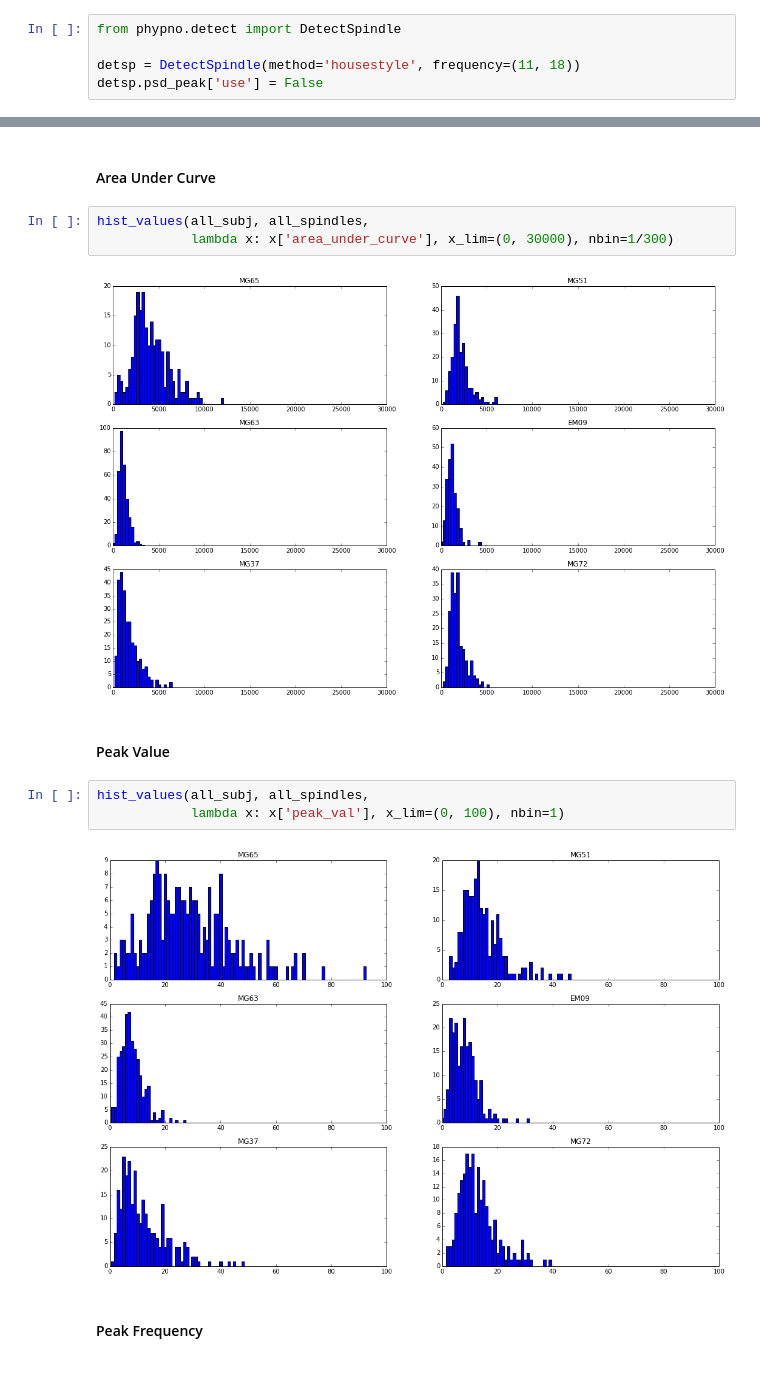
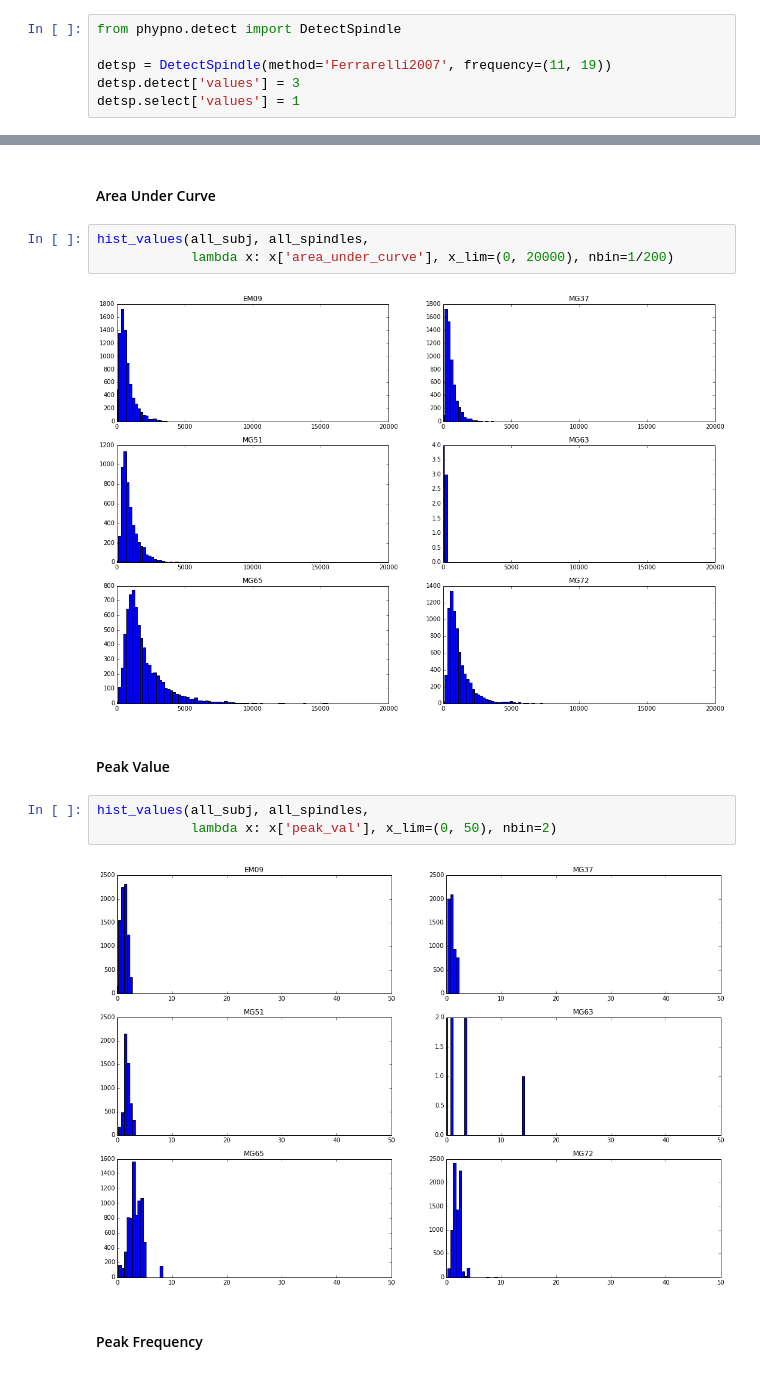
Before and after one commit to gpiantoni/spgr, a Jupyter notebook: main.ipynb, the cells around one changed output, grey strips where cells are left out. Cells and saved outputs as stored; diff of their text form.

Commit message:
main analysis using ferrarelli method, but not that great. Great differences between patients

```diff
--- a/main.ipynb
+++ b/main.ipynb
@@ -67,8 +61,9 @@ from spgr.detect_spindles import calc_spindle_values
 # %%
 from phypno.detect import DetectSpindle
 
-detsp = DetectSpindle(method='housestyle', frequency=(11, 18))
-detsp.psd_peak['use'] = False
+detsp = DetectSpindle(method='Ferrarelli2007', frequency=(11, 19))
+detsp.detect['values'] = 3
+detsp.select['values'] = 1
 # %%
 def calc_spindle(subj):
     return calc_spindle_values(subj, detsp=detsp, ref_to_avg=False)
@@ -110,16 +105,16 @@ hist_values(all_subj, all_spindles,
 #### Area Under Curve
 # %%
 hist_values(all_subj, all_spindles,
-            lambda x: x['area_under_curve'], x_lim=(0, 30000), nbin=1/300)
+            lambda x: x['area_under_curve'], x_lim=(0, 20000), nbin=1/200)
 # %% [output]
-[figure, old version]
+[figure, new version]
 # %% [markdown]
 #### Peak Value
 # %%
 hist_values(all_subj, all_spindles,
-            lambda x: x['peak_val'], x_lim=(0, 100), nbin=1)
+            lambda x: x['peak_val'], x_lim=(0, 50), nbin=2)
 # %% [output]
-[figure, old version]
+[figure, new version]
 # %% [markdown]
 #### Peak Frequency
 # %%
```
Also changed, not shown: parts of 8 cells of this notebook.
